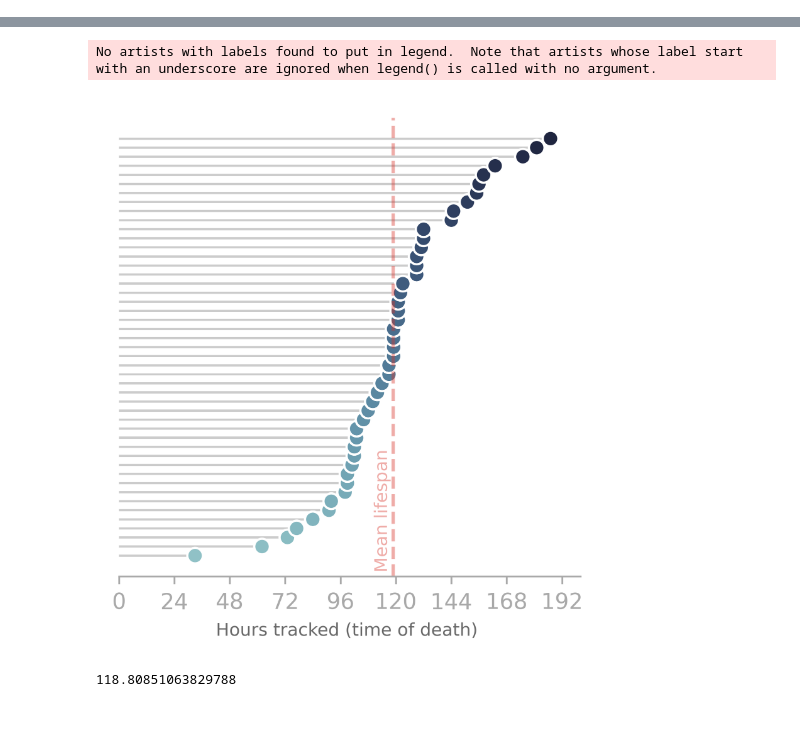
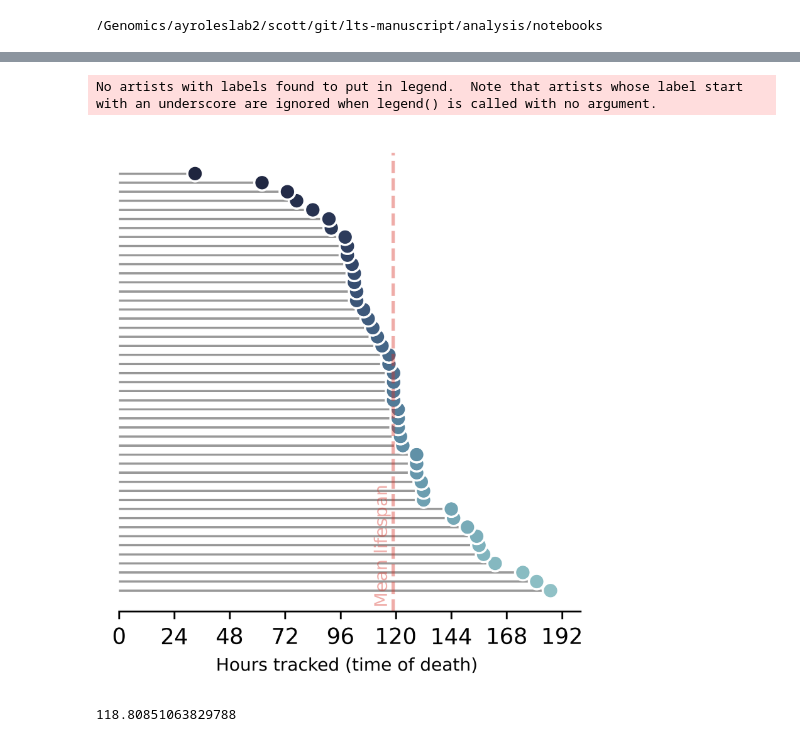
Before and after one commit to shaliulab/long-timescale-analysis, a Jupyter notebook: analysis/notebooks/example_metadata_analysis.ipynb, the cells around one changed output, grey strips where cells are left out. Drawn from its saved outputs; the diff is of its cells as text; code cells hidden in the pictures.

```diff
--- a/analysis/notebooks/example_metadata_analysis.ipynb
+++ b/analysis/notebooks/example_metadata_analysis.ipynb
@@ -3,10 +5,15 @@ import pandas as pd
 # %%
-df = pd.read_csv("data/data_index_per_fly.csv")
-df = df.sort_values(by="Time of death (hours into video)", ascending=True).reset_index(
+df = pd.read_csv("../data/data_index_per_fly.csv")
+df = df.sort_values(by="Time of death (hours into video)", ascending=False).reset_index(
     drop=True
 )
 df["Fly id"] = df["Fly id"].astype(str)
 df = df[df["Time of death (hours into video)"] > 0]
+# %%
+import os
+print(os.getcwd())
+# %% [output]
+/Genomics/ayroleslab2/scott/git/lts-manuscript/analysis/notebooks
 # %%
 import seaborn as sns
 import matplotlib.pyplot as plt
@@ -91,9 +98,9 @@ ax.text(
     # backgroundcolor="white",
     alpha=0.4,
 )
-ax.tick_params(color="darkgray", labelcolor="darkgray")
+ax.tick_params(color="black", labelcolor="black")
 for spine in ax.spines.values():
-    spine.set_edgecolor("darkgray")
+    spine.set_edgecolor("black")
 
 # remove the y ticks
 ax.set_yticks([])
@@ -105,37 +112,37 @@ ax.spines["right"].set_visible(False)
 
 ax.spines["left"].set_visible(False)
 
 ax.set_xticks([0, 24, 48, 72, 96, 120, 144, 168, 192])
-ax.set_xlabel("Hours tracked (time of death) ", fontsize=8, color="dimgrey")
+ax.set_xlabel("Hours tracked (time of death) ", fontsize=8, color="black")
 
 l = ax.legend(
     frameon=False,
     bbox_to_anchor=(0.6, 1.05),
     ncol=2,
     fontsize="x-large",
-    labelcolor="dimgrey",
+    labelcolor="black",
 )
 
 
 for text in l.get_texts():
     text.set_color("dimgrey")
 ax.hlines(
     y=df["Fly id"],
     xmin=0,
     xmax=df["Time of death (hours into video)"],
-    color="grey",
+    color="black",
     alpha=0.4,
     lw=1,
     zorder=0,
 )
 
 plt.margins(x=0, y=0)
 plt.xlim(0, 200)
 plt.savefig("figures/lifespans.svg", dpi=600, bbox_inches="tight")
 plt.show()
 # %% [output]
 No artists with labels found to put in legend.  Note that artists whose label start with an underscore are ignored when legend() is called with no argument.
-[figure, old version]
+[figure, new version]
 # %%
 df["Time of death (hours into video)"].mean()
 # %% [output]
```
Also changed, not shown: parts of 1 cell of this notebook, 7 other files.
